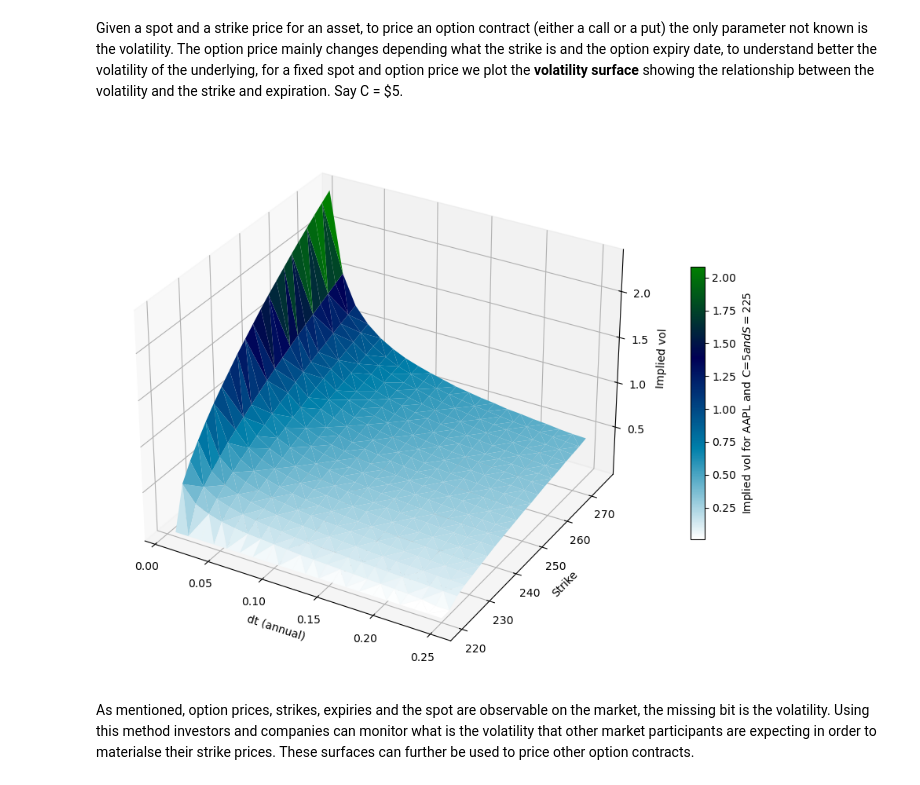
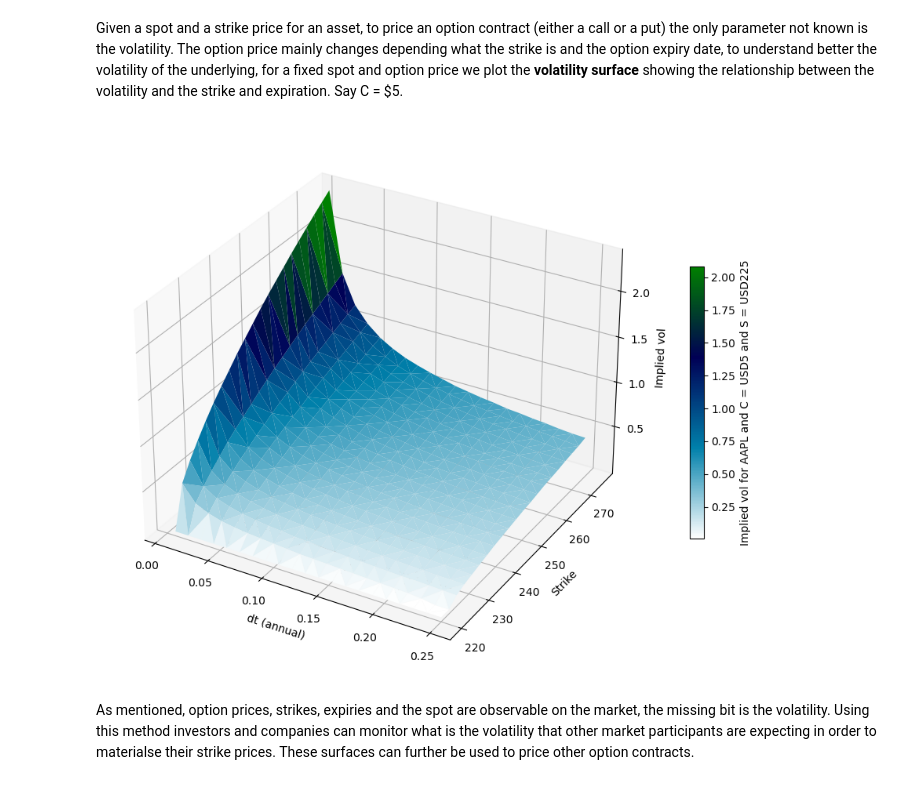
Before and after one commit to christianatanasov/algodisco, a Jupyter notebook: finance/volatility.ipynb, the cells around one changed output. Cells and saved outputs as stored; diff of their text form; code cells hidden in the pictures.

Commit message:
Fix plot

```diff
--- a/finance/volatility.ipynb
+++ b/finance/volatility.ipynb
@@ -106,14 +106,14 @@ volsl = pd.concat(vs)
 # %%
 fig = plt.figure(figsize =(14, 9))
 ax = plt.axes(projection ='3d')
 vols_plot = ax.plot_trisurf(l['dt'], l['K'], l['iv'], cmap='ocean_r')
 cbar = plt.colorbar(vols_plot, shrink = 0.5)
-cbar.set_label('Implied vol for AAPL and C=$5 and S=$225')
+cbar.set_label('Implied vol for AAPL and C = USD5 and S = USD225')
 ax.set_xlabel('dt (annual)')
 ax.set_ylabel('Strike')
 ax.set_zlabel('Implied vol')
 plt.show()
 # %% [output]
-[figure, old version]
+[figure, new version]
 # %% [markdown]
 As mentioned, option prices, strikes, expiries and the spot are observable on the market, the missing bit is the volatility. Using this method investors and companies can monitor what is the volatility that other market participants are expecting in order to materialse their strike prices. These surfaces can further be used to price other option contracts.
```
